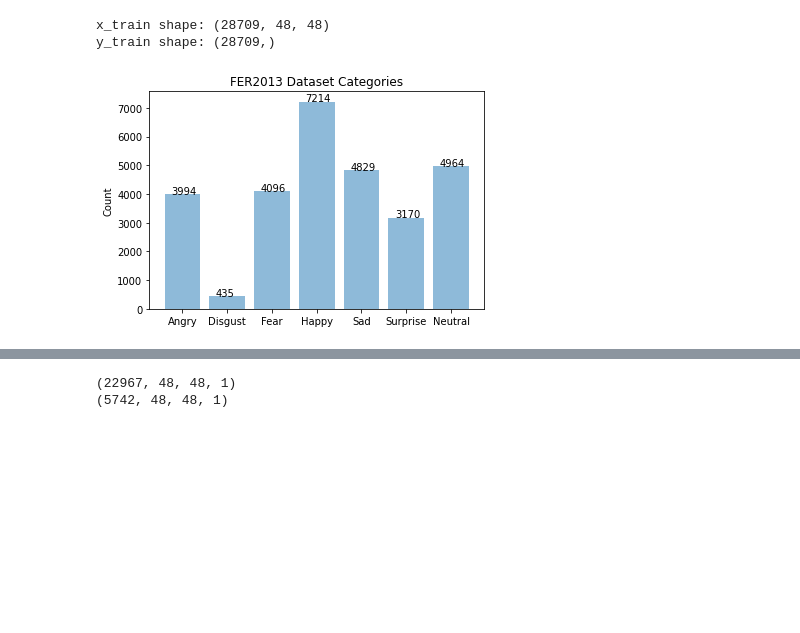
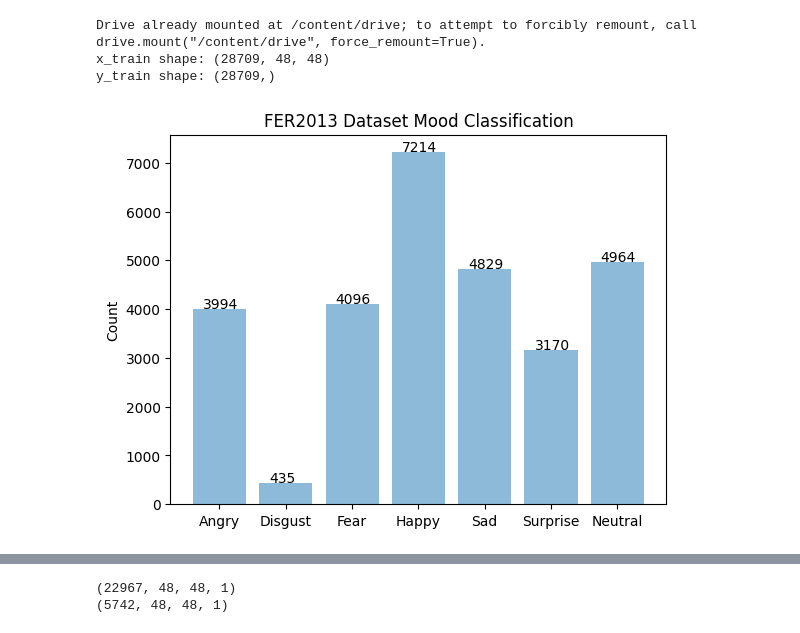
Before and after one commit to Livettle/Livettle_project, a Jupyter notebook: Livettle_Facial_Recognition_V2.ipynb, the cells around one changed output, grey strips where cells are left out. Saved outputs shown, nothing was run; the diff lists cells and outputs as text; code cells hidden in the pictures; blank space fills up the shorter version.

```diff
--- a/Livettle_Facial_Recognition_V2.ipynb
+++ b/Livettle_Facial_Recognition_V2.ipynb
@@ -40,12 +3,16 @@ File extracted successfully
 # %%
 import csv
 import numpy
+from google.colab import drive
 import zipfile
+
+# First, mount your Google Drive to Colab
+drive.mount('/content/drive')
 
 train_images = []
 train_labels = []
 
-categories_count = {}
+moods_count = {}
 
 # Extract the archive.zip file to a directory
 with zipfile.ZipFile('/content/drive/MyDrive/FacialRecognition/archive.zip', 'r') as zip_ref:
@@ -68,11 +35,11 @@ with open('/content/FacialRecognition/train.csv') as train:
 
         label_str = row[0]
 
-        # Calculate categories count
+        # Calculate moods count
         count = 0
-        if label_str in categories_count:
-            count = categories_count[label_str] + 1
-        categories_count[label_str] = count
+        if label_str in moods_count:
+            count = moods_count[label_str] + 1
+        moods_count[label_str] = count
 
         # Append label
         label = int(label_str)
@@ -85,31 +52,32 @@ y_train = numpy.array(train_labels)
 print('x_train shape: {0}'.format(x_train.shape))
 print('y_train shape: {0}'.format(y_train.shape))
 # %% [output]
+Drive already mounted at /content/drive; to attempt to forcibly remount, call drive.mount("/content/drive", force_remount=True).
 x_train shape: (28709, 48, 48)
 y_train shape: (28709,)
 # %%
 import matplotlib.pyplot as plt
 %matplotlib inline
 
-categories = ('Angry', 'Disgust', 'Fear', 'Happy', 'Sad', 'Surprise', 'Neutral')
-y_pos = numpy.arange(len(categories))
+moods = ('Angry', 'Disgust', 'Fear', 'Happy', 'Sad', 'Surprise', 'Neutral')
+y_pos = numpy.arange(len(moods))
 
 counts = []
-for label in range(len(categories)):
+for label in range(len(moods)):
     label_str = str(label)
-    count = categories_count[label_str]
+    count = moods_count[label_str]
     counts.append(count)
     plt.text(label - 0.25, count + 15, str(count))
 
 # Draw histogram
 plt.bar(y_pos, counts, align='center', alpha=0.5)
-plt.xticks(y_pos, categories)
+plt.xticks(y_pos, moods)
 plt.ylabel('Count')
-plt.title('FER2013 Dataset Categories')
+plt.title('FER2013 Dataset Mood Classification')
 
 plt.show()
 # %% [output]
-[figure, old version]
+[figure, new version]
 # %%
 image = x_train[0]
 label = y_train[0]
```
Also changed, not shown: parts of 17 cells of this notebook.
